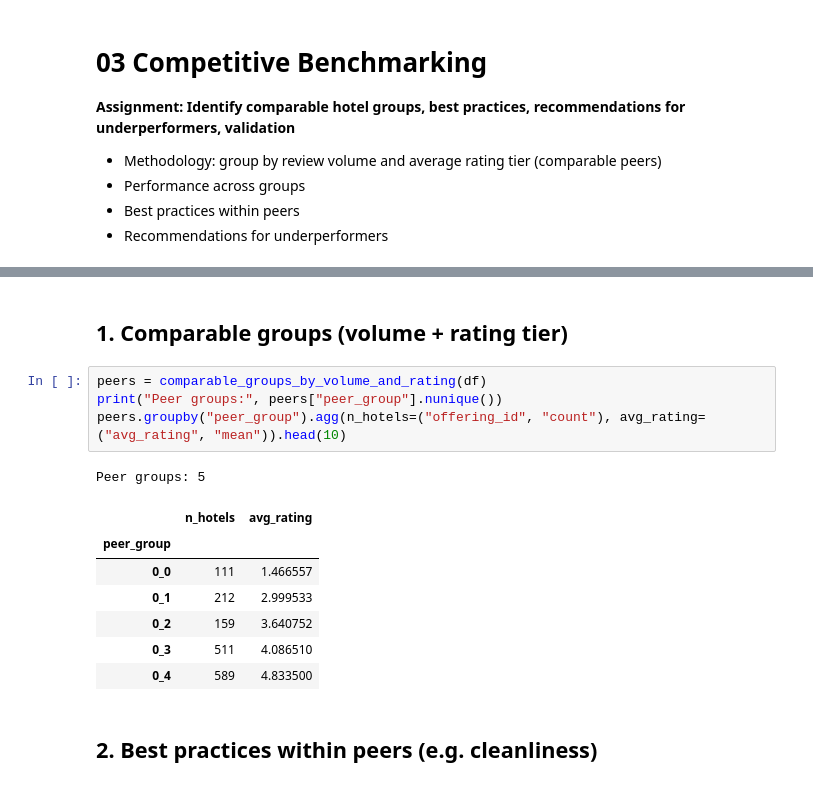
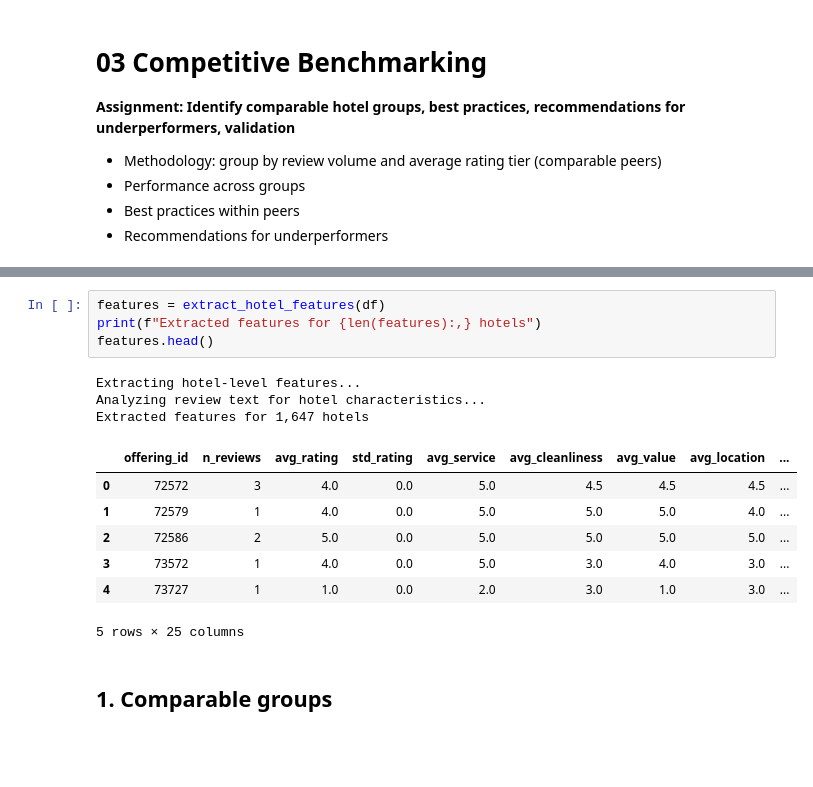
Before and after one commit to simonkp/IS5126-G4-hotel-analytics, a Jupyter notebook: notebooks/03_competitive_benchmarking.ipynb, the cells around one changed output, grey strips where cells are left out. Saved outputs shown, nothing was run; the diff lists cells and outputs as text; blank space fills up the shorter version.

```diff
--- a/notebooks/03_competitive_benchmarking.ipynb
+++ b/notebooks/03_competitive_benchmarking.ipynb
@@ -20,20 +27,20 @@ df = get_reviews_df(sample=True)
 print("Reviews:", len(df))
 # %% [output]
 Reviews: 5000
+# %%
+features = extract_hotel_features(df)
+print(f"Extracted features for {len(features):,} hotels")
+features.head()
+# %% [output]
+Extracting hotel-level features...
+Analyzing review text for hotel characteristics...
+Extracted features for 1,647 hotels
+|  | offering_id | n_reviews | avg_rating | std_rating | avg_service | avg_cleanliness | avg_value | avg_location | ... |
+| 0 | 72572 | 3 | 4.0 | 0.0 | 5.0 | 4.5 | 4.5 | 4.5 | ... |
+| 1 | 72579 | 1 | 4.0 | 0.0 | 5.0 | 5.0 | 5.0 | 4.0 | ... |
+| 2 | 72586 | 2 | 5.0 | 0.0 | 5.0 | 5.0 | 5.0 | 5.0 | ... |
+| 3 | 73572 | 1 | 4.0 | 0.0 | 5.0 | 3.0 | 4.0 | 3.0 | ... |
+| 4 | 73727 | 1 | 1.0 | 0.0 | 2.0 | 3.0 | 1.0 | 3.0 | ... |
+5 rows × 25 columns
 # %% [markdown]
-## 1. Comparable groups (volume + rating tier)
+## 1. Comparable groups
-# %%
-peers = comparable_groups_by_volume_and_rating(df)
-print("Peer groups:", peers["peer_group"].nunique())
-peers.groupby("peer_group").agg(n_hotels=("offering_id", "count"), avg_rating=("avg_rating", "mean")).head(10)
-# %% [output]
-Peer groups: 5
-|  | n_hotels | avg_rating |
-| peer_group |  |  |
-| 0_0 | 111 | 1.466557 |
-| 0_1 | 212 | 2.999533 |
-| 0_2 | 159 | 3.640752 |
-| 0_3 | 511 | 4.086510 |
-| 0_4 | 589 | 4.833500 |
-# %% [markdown]
-## 2. Best practices within peers (e.g. cleanliness)
```
Also changed, not shown: parts of 15 cells of this notebook, 8 other files.
